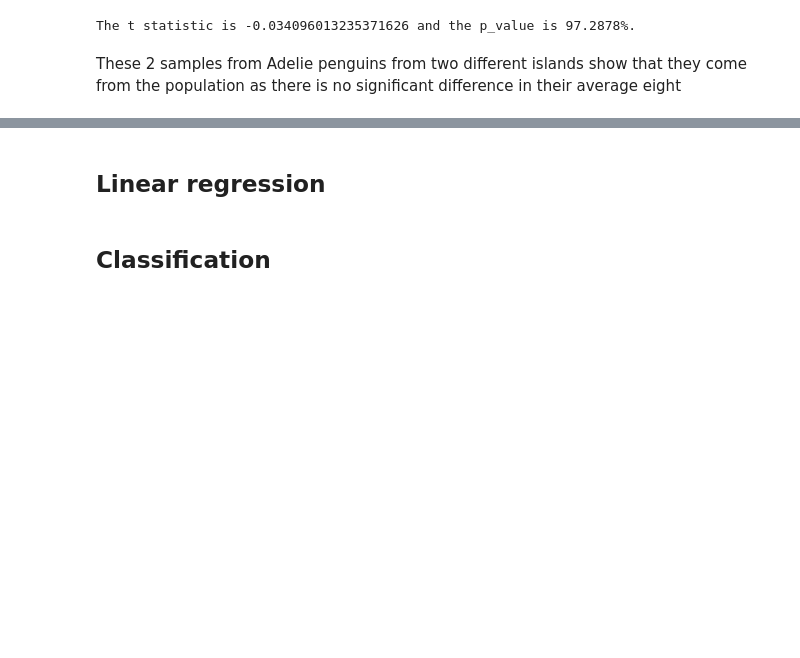
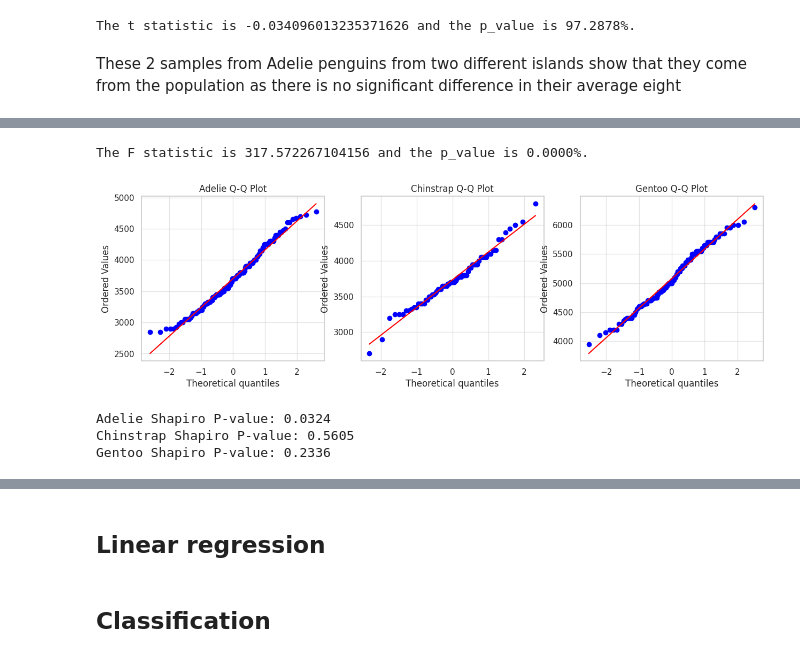
Before and after one commit to carlosjesuscaro/data_analysis_summary, a Jupyter notebook: main.ipynb, the cells around one changed output, grey strips where cells are left out. Drawn from its saved outputs; the diff is of its cells as text; code cells hidden in the pictures; blank space fills up the shorter version.

```diff
--- a/main.ipynb
+++ b/main.ipynb
@@ -165,0 +182,38 @@ These 2 samples from Adelie penguins from two different islands show that they c
+# %%
+group_one = data[data.species == 'Adelie'].body_mass_g.dropna()
+group_two = data[data.species == 'Gentoo'].body_mass_g.dropna()
+group_three = data[data.species == 'Chinstrap'].body_mass_g.dropna()
+
+f_statistic, p_value = stats.f_oneway(group_one, group_two, group_three, equal_var=False)
+print(f'The F statistic is {f_statistic} and the p_value is {p_value:.4%}.')
+# %% [output]
+The F statistic is 317.572267104156 and the p_value is 0.0000%.
+# %%
+# 1. Extract the 3 groups
+adelie = data.query('species == "Adelie"').body_mass_g.dropna()
+chinstrap = data.query('species == "Chinstrap"').body_mass_g.dropna()
+gentoo = data.query('species == "Gentoo"').body_mass_g.dropna()
+
+# 2. The Visual Test: Q-Q Plots
+# A Q-Q plot forces perfectly normal data to form a straight 45-degree diagonal line.
+fig, axes = plt.subplots(1, 3, figsize=(15, 4))
+stats.probplot(adelie, dist="norm", plot=axes[0])
+axes[0].set_title('Adelie Q-Q Plot')
+
+stats.probplot(chinstrap, dist="norm", plot=axes[1])
+axes[1].set_title('Chinstrap Q-Q Plot')
+
+stats.probplot(gentoo, dist="norm", plot=axes[2])
+axes[2].set_title('Gentoo Q-Q Plot')
+plt.show()
+
+# 3. The Math Test: Shapiro-Wilk
+# H0: The data is perfectly normal. (We WANT the P-value to be > 0.05!)
+print(f"Adelie Shapiro P-value: {stats.shapiro(adelie).pvalue:.4f}")
+print(f"Chinstrap Shapiro P-value: {stats.shapiro(chinstrap).pvalue:.4f}")
+print(f"Gentoo Shapiro P-value: {stats.shapiro(gentoo).pvalue:.4f}")
+# %% [output]
+[figure, added]
+Adelie Shapiro P-value: 0.0324
+Chinstrap Shapiro P-value: 0.5605
+Gentoo Shapiro P-value: 0.2336
```
Also changed, not shown: parts of 16 cells of this notebook, 2 other files.
